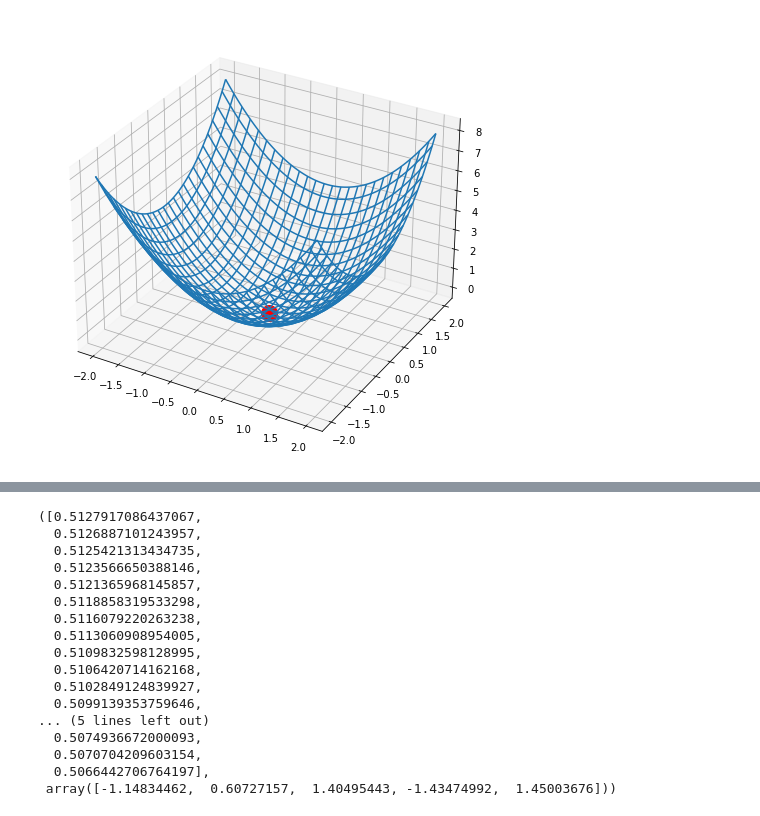
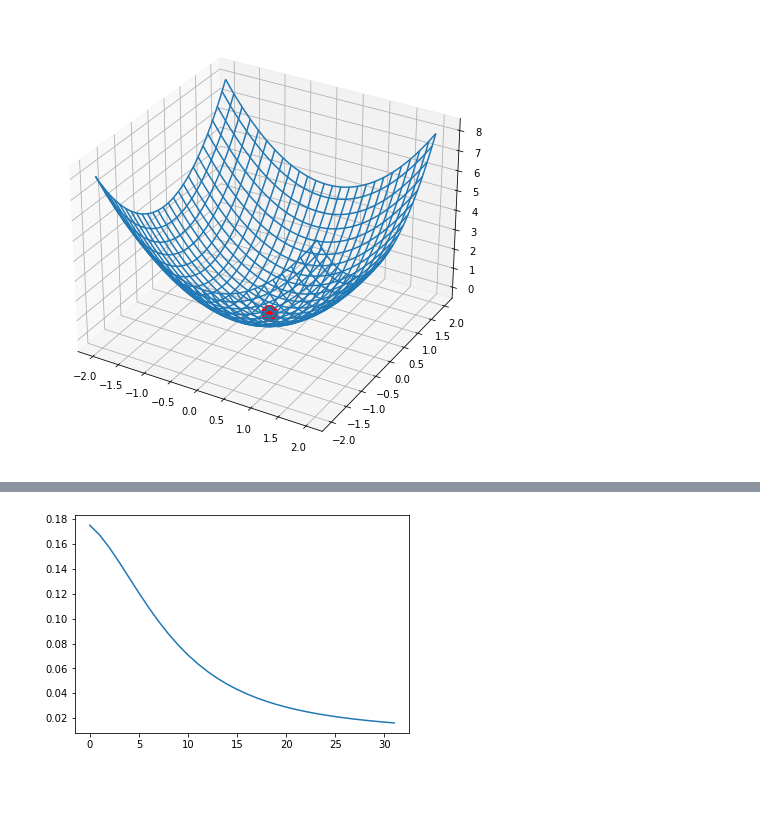
Before and after one commit to InessaMoz/PYDA-21, a Jupyter notebook: Lekciya-3-funkcii-poter-i-optimizaciya.ipynb, the cells around one changed output, grey strips where cells are left out. Cells and saved outputs as stored; diff of their text form; code cells hidden in the pictures; blank space fills up the shorter version.

```diff
--- a/Lekciya-3-funkcii-poter-i-optimizaciya.ipynb
+++ b/Lekciya-3-funkcii-poter-i-optimizaciya.ipynb
@@ -313,33 +301,21 @@ learn_sgd(COEFS, X, y)
 # %%
-def learn_nesterov(coefs, x, y, num_epochs=20, momentum=0.9, learning_rate=0.0001):
+def learn_nesterov(coefs, x, y, num_epochs=32, momentum=0.9, learning_rate=0.1):
     v_t = [0 for _ in range(len(coefs))]
     losses = []
+    new_coefs = coefs
     for it in range(num_epochs):
         pr_coefs  = [coefs[i] - momentum*v_t[i] for i in range(len(coefs))]
         gr_coefs = grad(pr_coefs, x, y)
         for i in range(len(coefs)):
             v_t[i] = momentum*v_t[i] + learning_rate*gr_coefs[i]
-            coefs[i] = coefs[i] - v_t[i]
-        losses.append(bce_loss(coefs, x, y))
-    return losses, coefs
-
-learn_nesterov(COEFS, X, y)
+            new_coefs[i] = coefs[i] - v_t[i]
+        losses.append(bce_loss(new_coefs, x, y))
+    return losses, new_coefs
-# %% [output]
-([0.5127917086437067,
-  0.5126887101243957,
-  0.5125421313434735,
-  0.5123566650388146,
-  0.5121365968145857,
-  0.5118858319533298,
-  0.5116079220263238,
-  0.5113060908954005,
-  0.5109832598128995,
-  0.5106420714162168,
-  0.5102849124839927,
-  0.5099139353759646,
-... (5 lines left out)
-  0.5074936672000093,
-  0.5070704209603154,
-  0.5066442706764197],
- array([-1.14834462,  0.60727157,  1.40495443, -1.43474992,  1.45003676]))
+# %%
+loss_2, coefs_2 = learn_nesterov(COEFS, X, y)
+# %%
+plt.plot(loss_2)
+plt.show()
+# %% [output]
+[figure, added]
 # %%
```
Also changed, not shown: parts of 15 cells of this notebook.
